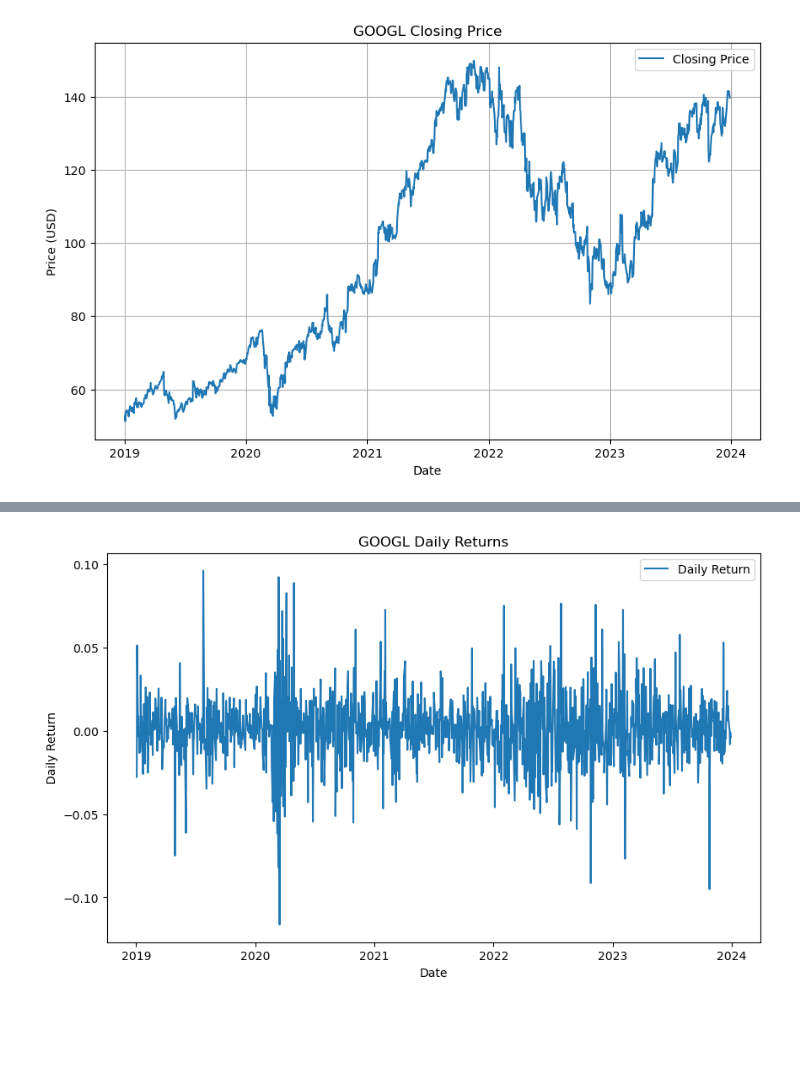
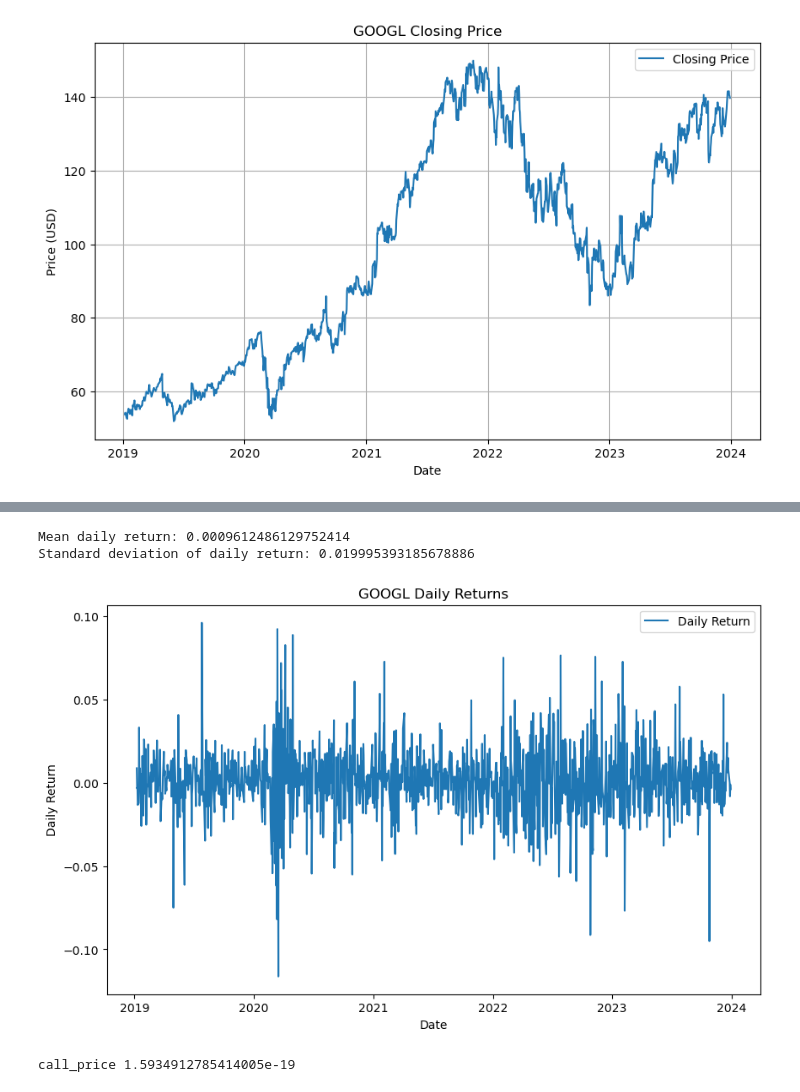
Before and after one commit to sweldensj2/finance, a Jupyter notebook: test.ipynb, the cells around one changed output, grey strips where cells are left out. Saved outputs shown, nothing was run; the diff lists cells and outputs as text; code cells hidden in the pictures; blank space fills up the shorter version.

```diff
--- a/test.ipynb
+++ b/test.ipynb
@@ -3,12 +7,9 @@
 # %%
-import yfinance as yf
-import matplotlib.pyplot as plt
-
 # Define the ticker symbol for Google
 ticker = "GOOGL"
 
 # Get data for the last 5 years
-data = yf.download(ticker, start="2019-01-01", end="2024-01-01")
+data = yf.download(ticker, start="2019-01-05", end="2024-01-01")
 
 # Display the first few rows of the dataframe
 print(data.head())
@@ -52,17 +54,27 @@ plt.show()
 # %%
 # Now lets plot daily returns
 
 # Calculate daily returns
 data['Daily_Return'] = data['Close'].pct_change()
+
+# Calculate basic statistics
+mean_return = data['Daily_Return'].mean()
+std_return = data['Daily_Return'].std()
+
+print(f"Mean daily return: {mean_return}")
+print(f"Standard deviation of daily return: {std_return}")
+
 
 
 # Plot the daily returns
 plt.figure(figsize=(10, 6))
 plt.plot(data['Daily_Return'], label='Daily Return')
 plt.title('GOOGL Daily Returns')
 plt.xlabel('Date')
 plt.ylabel('Daily Return')
 plt.legend()
 plt.show()
 # %% [output]
+Mean daily return: 0.0009612486129752414
+Standard deviation of daily return: 0.019995393185678886
-[figure, old version]
+[figure, new version]
@@ -68,0 +100,18 @@ plt.show()
+# %%
+# Gathering the data
+S0 = data['Close'].iloc[-1]
+
+# Define the option parameters
+K = 2800  # Strike price
+T = 1  # Time to maturity in years
+r = 0.05  # Risk-free rate
+
+
+
+sigma = std_return * np.sqrt(252)
+
+call_price = black_scholes_call(S0, K, T, r, sigma)
+
+print("call_price", call_price)
+# %% [output]
+call_price 1.5934912785414005e-19
```
Also changed, not shown: parts of 4 cells of this notebook, 7 other files.
